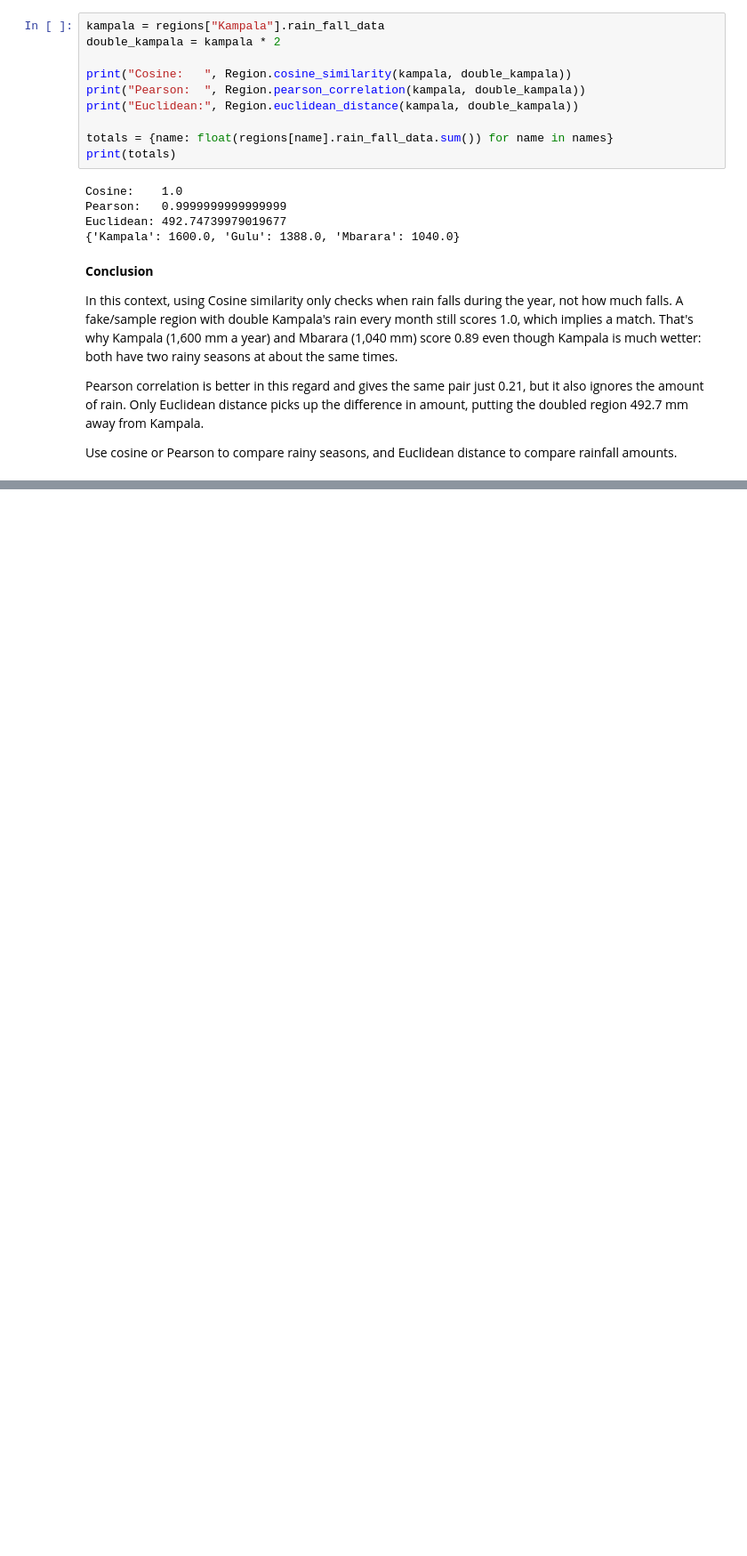
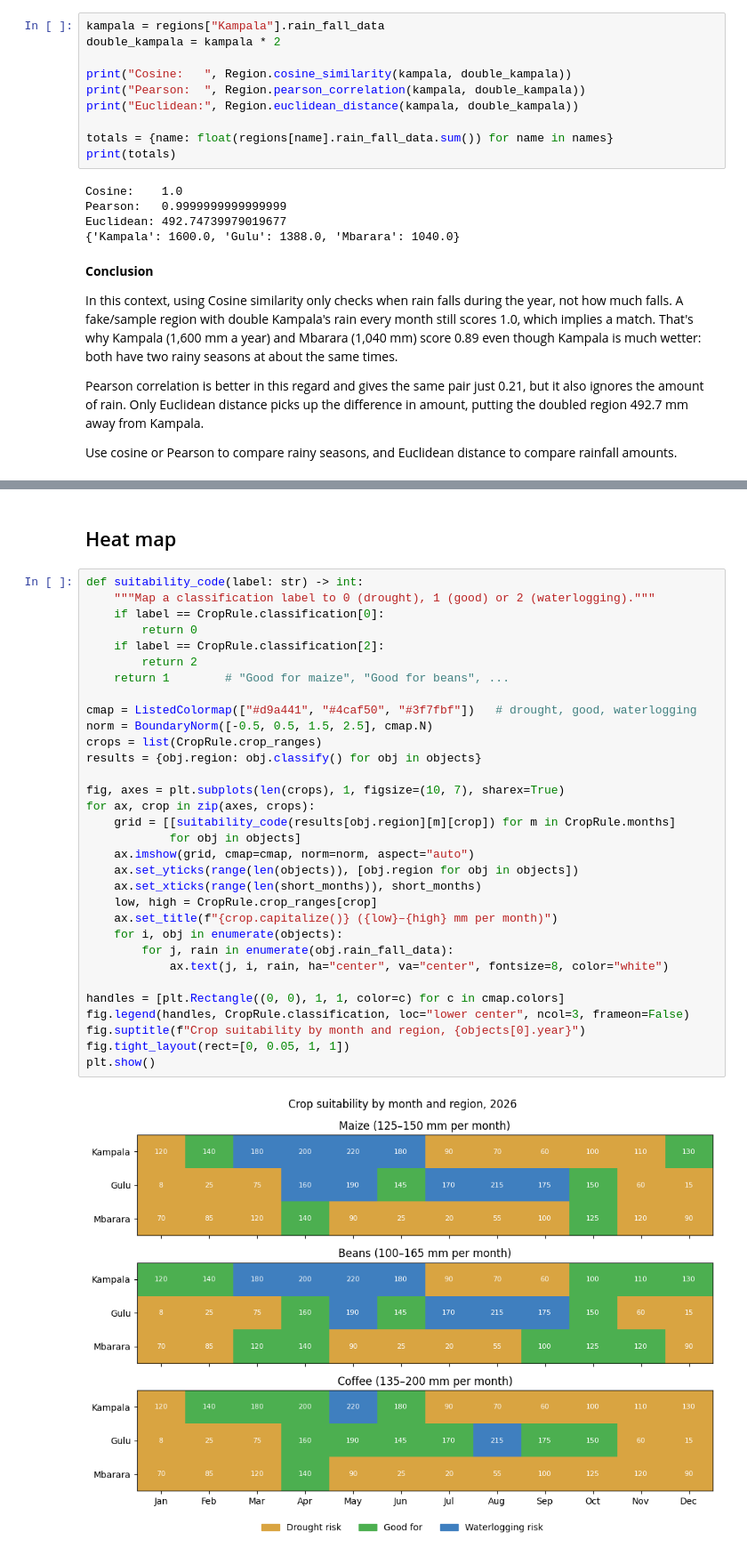
Before and after one commit to instantiate2roy/assignment-1, a Jupyter notebook: project4_rainfall_pattern.ipynb, the cells around one changed output, grey strips where cells are left out. Shown at 89% size. Drawn from its saved outputs; the diff is of its cells as text; blank space fills up the shorter version.

```diff
--- a/project4_rainfall_pattern.ipynb
+++ b/project4_rainfall_pattern.ipynb
@@ -204,0 +254,36 @@ Use cosine or Pearson to compare rainy seasons, and Euclidean distance to compar
+# %% [markdown]
+## Heat map
+# %%
+def suitability_code(label: str) -> int:
+    """Map a classification label to 0 (drought), 1 (good) or 2 (waterlogging)."""
+    if label == CropRule.classification[0]:
+        return 0
+    if label == CropRule.classification[2]:
+        return 2
+    return 1        # "Good for maize", "Good for beans", ...
+
+cmap = ListedColormap(["#d9a441", "#4caf50", "#3f7fbf"])   # drought, good, waterlogging
+norm = BoundaryNorm([-0.5, 0.5, 1.5, 2.5], cmap.N)
+crops = list(CropRule.crop_ranges)
+results = {obj.region: obj.classify() for obj in objects}
+
+fig, axes = plt.subplots(len(crops), 1, figsize=(10, 7), sharex=True)
+for ax, crop in zip(axes, crops):
+    grid = [[suitability_code(results[obj.region][m][crop]) for m in CropRule.months]
+            for obj in objects]
+    ax.imshow(grid, cmap=cmap, norm=norm, aspect="auto")
+    ax.set_yticks(range(len(objects)), [obj.region for obj in objects])
+    ax.set_xticks(range(len(short_months)), short_months)
+    low, high = CropRule.crop_ranges[crop]
+    ax.set_title(f"{crop.capitalize()} ({low}–{high} mm per month)")
+    for i, obj in enumerate(objects):
+        for j, rain in enumerate(obj.rain_fall_data):
+            ax.text(j, i, rain, ha="center", va="center", fontsize=8, color="white")
+
+handles = [plt.Rectangle((0, 0), 1, 1, color=c) for c in cmap.colors]
+fig.legend(handles, CropRule.classification, loc="lower center", ncol=3, frameon=False)
+fig.suptitle(f"Crop suitability by month and region, {objects[0].year}")
+fig.tight_layout(rect=[0, 0.05, 1, 1])
+plt.show()
+# %% [output]
+[figure, added]
```
Also changed, not shown: parts of 6 cells of this notebook, 1 other file.
